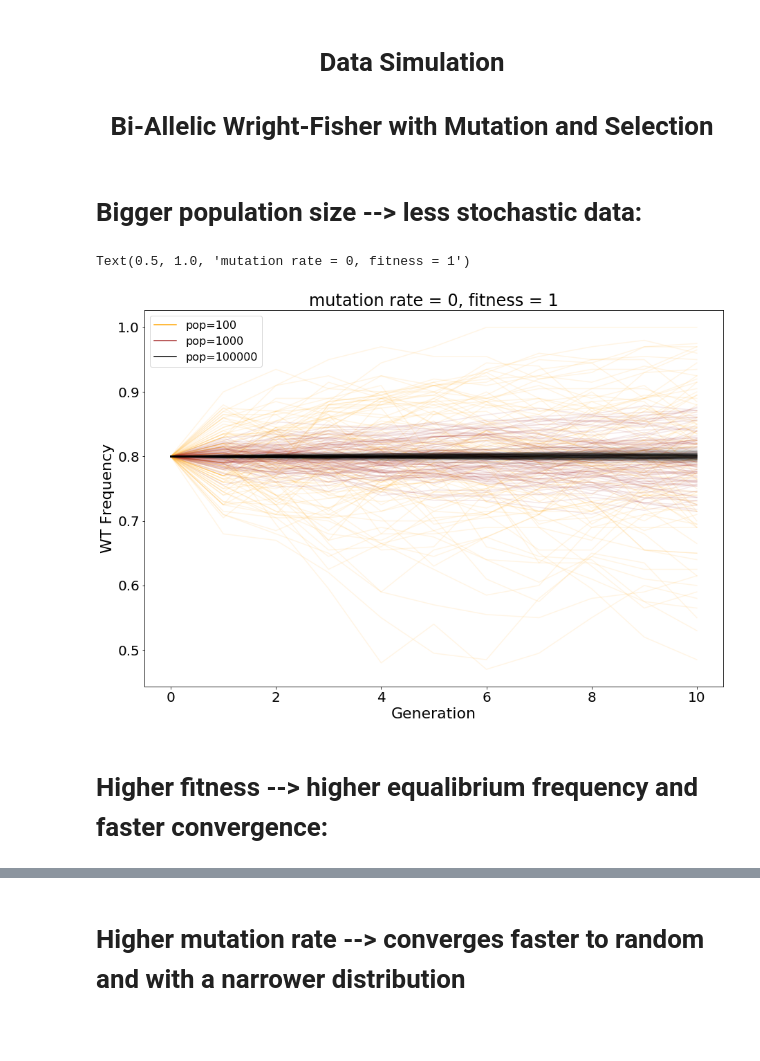
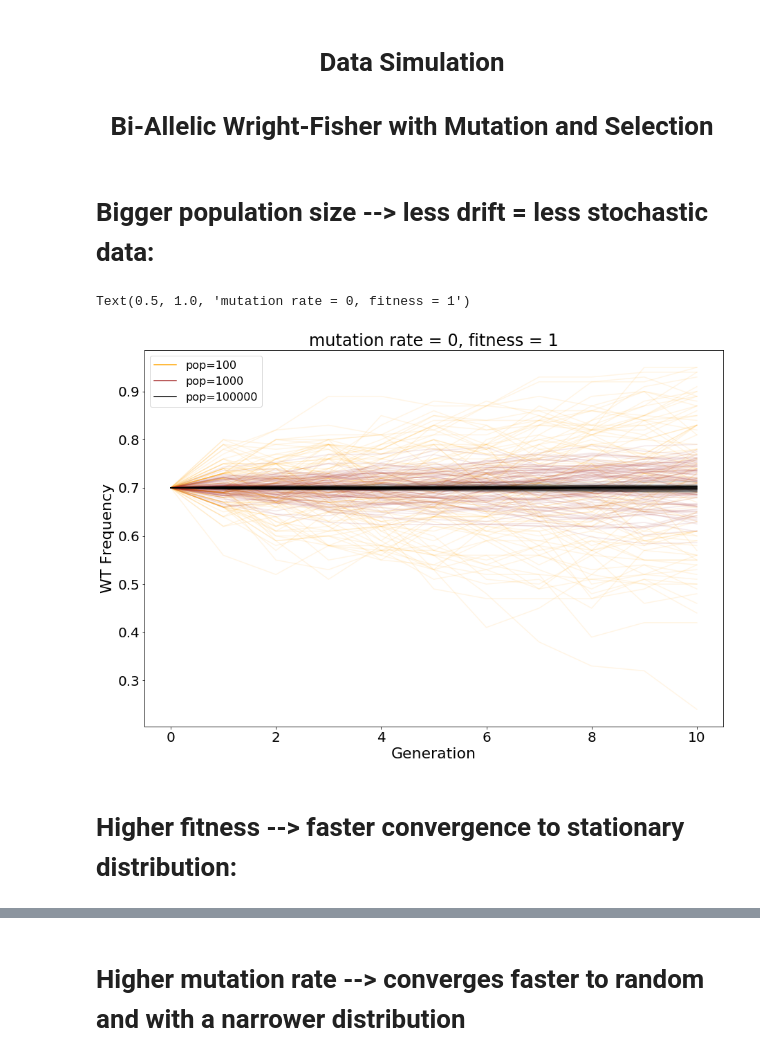
Before and after one commit to theitush/mutation-rate, a Jupyter notebook: Data Simulations.ipynb, the cells around one changed output, grey strips where cells are left out. Drawn from its saved outputs; the diff is of its cells as text; code cells hidden in the pictures; blank space fills up the shorter version.

Commit message:
data simulation: some changes as suggested by Yoam Ram

```diff
--- a/Data Simulations.ipynb
+++ b/Data Simulations.ipynb
@@ -8,11 +8,9 @@ from utils import set_plots_size_params
 # %%
 def wf_with_selection_and_mutation(wt_freq, population_size, fitness, mutation_rate):
     # math from https://academic.oup.com/sysbio/article/66/1/e30/2670014#syw056M2
-    eff_pop = 2 * population_size
-    wt_freq = min(wt_freq * fitness, 1)                                                # selection
-    wt_freq = (np.random.binomial(eff_pop, wt_freq) / eff_pop)                         # drift
-    mutation_binomial_probability = wt_freq - 2*wt_freq*mutation_rate + mutation_rate
-    wt_freq = np.random.binomial(eff_pop, mutation_binomial_probability) / eff_pop     # mutation                                      # mutation
+    wt_freq = (wt_freq * fitness) / ( (1-wt_freq) + (wt_freq * fitness))          # selection
+    wt_freq = wt_freq*(1 - mutation_rate) + (1 - wt_freq)*mutation_rate           # mutation
+    wt_freq = np.random.binomial(population_size, wt_freq) / population_size      # drift
     return wt_freq
 
 
@@ -39,21 +37,21 @@ def simulate_100(generations_number, wt_freq, population_size, fitness, mutation
 # %%
 set_plots_size_params(20)
 # %% [markdown]
-# Bigger population size -->  less stochastic data:
+# Bigger population size -->  less drift = less stochastic data:
 # %%
 plt.figure(figsize=(15,10))
-simulate_100(generations_number=10, wt_freq=0.8, population_size=100,
+simulate_100(generations_number=10, wt_freq=0.7, population_size=100,
              fitness=1, mutation_rate=0, color='orange', label='pop=100')
-simulate_100(generations_number=10, wt_freq=0.8, population_size=1000,
+simulate_100(generations_number=10, wt_freq=0.7, population_size=1000,
              fitness=1, mutation_rate=0, color='brown', label='pop=1000')
-simulate_100(generations_number=10, wt_freq=0.8, population_size=100000,
+simulate_100(generations_number=10, wt_freq=0.7, population_size=100000,
              fitness=1, mutation_rate=0, color='black', label='pop=100000')
 plt.title("mutation rate = 0, fitness = 1")
 # %% [output]
 Text(0.5, 1.0, 'mutation rate = 0, fitness = 1')
-[figure, old version]
+[figure, new version]
 # %% [markdown]
-# Higher fitness --> higher equalibrium frequency and faster convergence:
+# Higher fitness --> faster convergence to stationary distribution:
 # %%
 plt.figure(figsize=(15,10))
 simulate_100(generations_number=10, wt_freq=0.4, population_size=1000,
```
Also changed, not shown: parts of 8 cells of this notebook.
